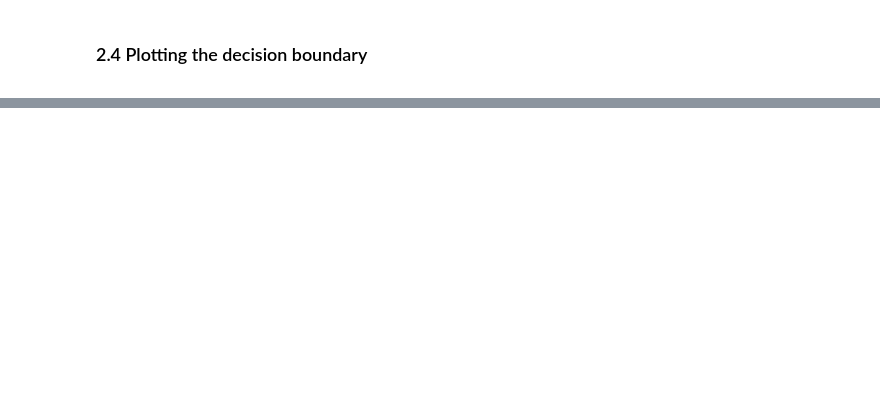
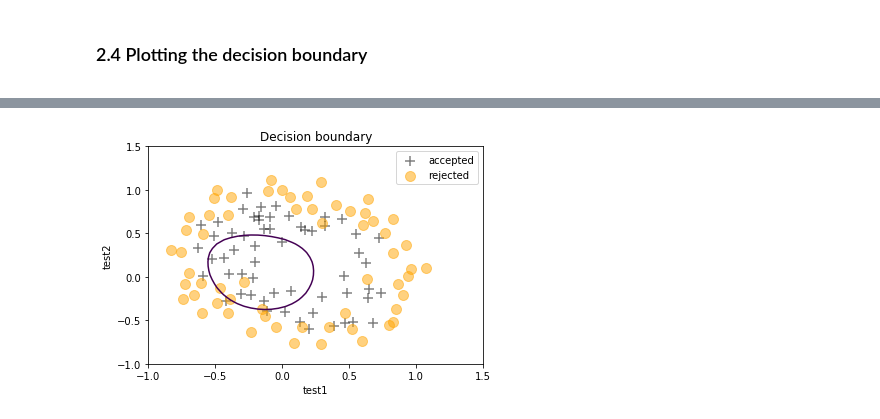
Before and after one commit to vrategov/Machine-Learning, a Jupyter notebook: Week 3/Ex2.ipynb, the cells around one changed output, grey strips where cells are left out. Cells and saved outputs as stored; diff of their text form; code cells hidden in the pictures; blank space fills up the shorter version.

```diff
--- a/Week 3/Ex2.ipynb
+++ b/Week 3/Ex2.ipynb
@@ -438,0 +450,5 @@ plt.show()
+# %%
+# decision boundary with lambda = 100 (underfitting)
+plotDecisionBoundary(df,'test1', 'test2', 'accept', costFunctionReg, gradientReg, initial_theta, 100)
+# %% [output]
+[figure, added]
```
Also changed, not shown: parts of 6 cells of this notebook.
